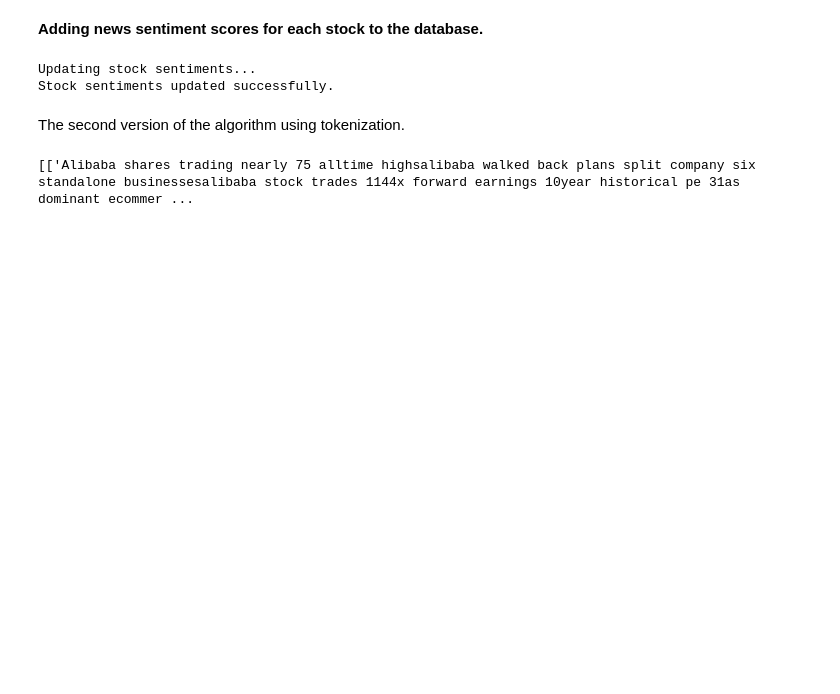
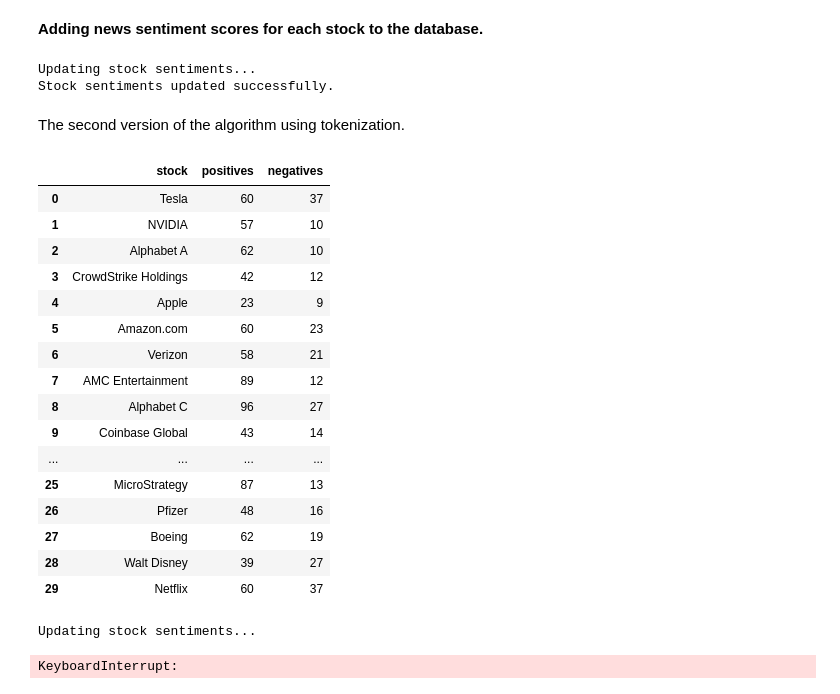
Before and after one commit to Balorum/Financial_analysis, a Jupyter notebook: models/article_analyzer.ipynb, the cells around one changed output. Cells and saved outputs as stored; diff of their text form; code cells hidden in the pictures; blank space fills up the shorter version.

```diff
--- a/models/article_analyzer.ipynb
+++ b/models/article_analyzer.ipynb
@@ -158,38 +158,65 @@ def analyze_tokenized_sentiment(tokenized_article):
     return sentiment_scores
 
 for root, dirs, files in os.walk(os.getcwd() + "/data/stocks"):
     for dir_name, company_name in zip(dirs, companies_names):
         folder_path = os.path.join(root, dir_name)
         pos_mark = 0
         neg_mark = 0
         articles_list = []
         for filename in os.listdir(folder_path):
             words_list = []
             sentences_list = []
             file_path = os.path.join(folder_path, filename)
             article_file = open(file_path, 'r', encoding="utf-8")
             article_text = article_file.read()
             article = re.sub(r'\.(?!\s)', '. ', article_text)
             sentences = article_tokenization(article_text)
             for sentence in sentences:
                 sentence = delete_punctuation(sentence)
                 tokenized_sentence = sentence_tokenization(sentence)
                 without_base_sw = delete_stop_words(tokenized_sentence)
                 words_list.append(without_base_sw)
             for word_list in words_list:
                 sentence = ' '.join(word_list)
 
                 sentence = sentence.capitalize()
 
                 sentence = re.sub(r'([.!?])(\w)', r'\1 \2', sentence)
                 sentences_list.append(sentence)
             articles_list.append(sentences_list)
-            # if analyze['pos'] > analyze['neg']:
-            #     pos_mark += 1
-            # else:
-            #     neg_mark += 1
-        articles_marks.append({'stock': company_name, 'positives': pos_mark, 'negatives': neg_mark})
-        break
-print(articles_list)
+        pos_counter = 0
+        neg_counter = 0
+        for article in articles_list:
+            compound_counter: float = 0
+            for sentence in article:
+                if analyze_sentiment(sentence)["neg"] > analyze_sentiment(sentence)["pos"]:
+                    neg_counter += 1
+                elif analyze_sentiment(sentence)["pos"] > analyze_sentiment(sentence)["neg"]:
+                    pos_counter += 1
+        articles_marks.append({'stock': company_name, 'positives': pos_counter, 'negatives': neg_counter})
+
+tokenized_sentences_df = pd.DataFrame(articles_marks, columns=['stock', 'positives', 'negatives'])
+tokenized_sentences_df
 # %% [output]
-[['Alibaba shares trading nearly 75 alltime highsalibaba walked back plans split company six standalone businessesalibaba stock trades 1144x forward earnings 10year historical pe 31as dominant ecommer ...
+|  | stock | positives | negatives |
+| 0 | Tesla | 60 | 37 |
+| 1 | NVIDIA | 57 | 10 |
+| 2 | Alphabet A | 62 | 10 |
+| 3 | CrowdStrike Holdings | 42 | 12 |
+| 4 | Apple | 23 | 9 |
+| 5 | Amazon.com | 60 | 23 |
+| 6 | Verizon | 58 | 21 |
+| 7 | AMC Entertainment | 89 | 12 |
+| 8 | Alphabet C | 96 | 27 |
+| 9 | Coinbase Global | 43 | 14 |
+| ... | ... | ... | ... |
+| 25 | MicroStrategy | 87 | 13 |
+| 26 | Pfizer | 48 | 16 |
+| 27 | Boeing | 62 | 19 |
+| 28 | Walt Disney | 39 | 27 |
+| 29 | Netflix | 60 | 37 |
+# %%
+add_to_db(tokenized_articles_df)
+# %% [output]
+Updating stock sentiments...
+KeyboardInterrupt:
```
Also changed, not shown: parts of 3 cells of this notebook, 7 other files.
